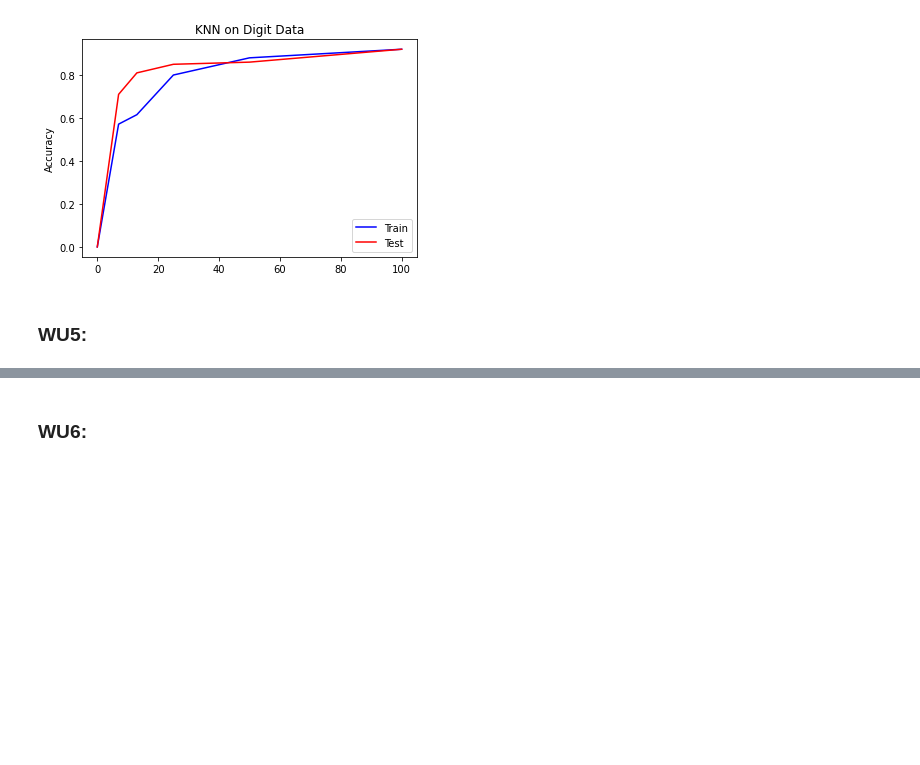
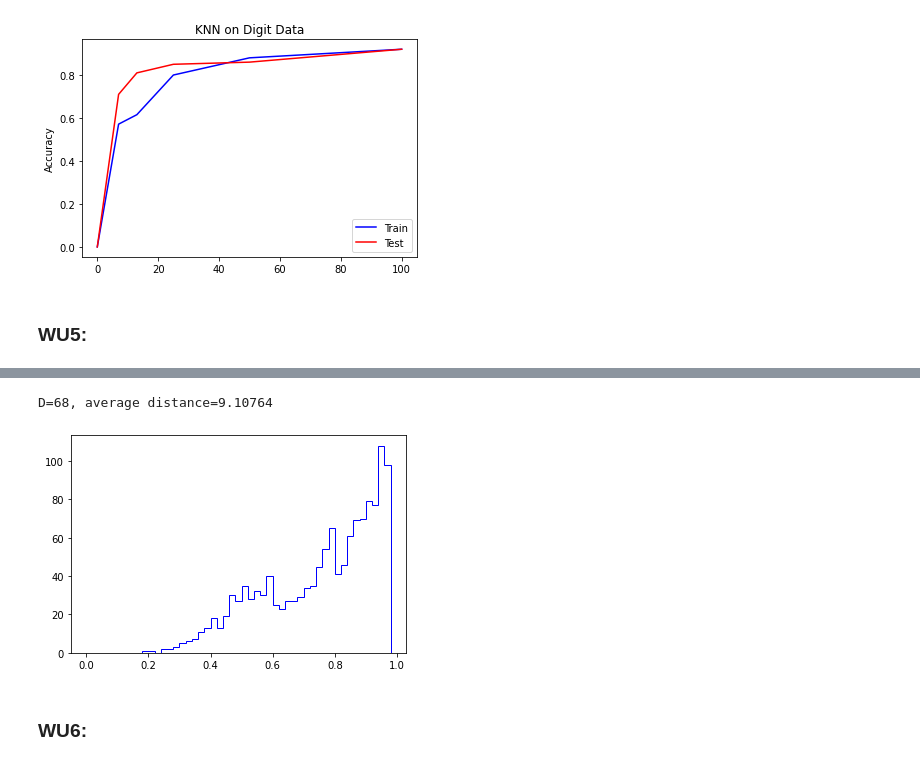
Before and after one commit to chickendreanso/cmsc-422-introduction-to-machine-learning, a Jupyter notebook: p1/WU.ipynb, the cells around one changed output, grey strips where cells are left out. Cells and saved outputs as stored; diff of their text form; code cells hidden in the pictures; blank space fills up the shorter version.

```diff
--- a/p1/WU.ipynb
+++ b/p1/WU.ipynb
@@ -149,3 +216,28 @@ import HighD
+# %%
+def computeDistances(data, d):
+    N = len(data)
+    D = d
+    dist = []
+    for n in range(N):
+        for m in range(n):
+            dist.append(HighD.computeExampleDistance(data[n],data[m])  / sqrt(D))
+    return dist
+
+d= random.randint(1, 784)
+distances = computeDistances(datasets.DigitData.X, d)
+
+print ("D=%d, average distance=%g" % (d, mean(distances) * sqrt(d)))
+plt.hist(distances,
+             Bins,
+             histtype='step',
+             color=Cols[i])
+if waitForEnter:
+    plt.legend(['%d dims' % d for d in Dims])
+    plt.show()
+    x = raw_input('Press enter to continue...')
+# %% [output]
+D=68, average distance=9.10764
+[figure, added]
 # %% [markdown]
 ### WU6:
 # %%
```
Also changed, not shown: parts of 5 cells of this notebook.
